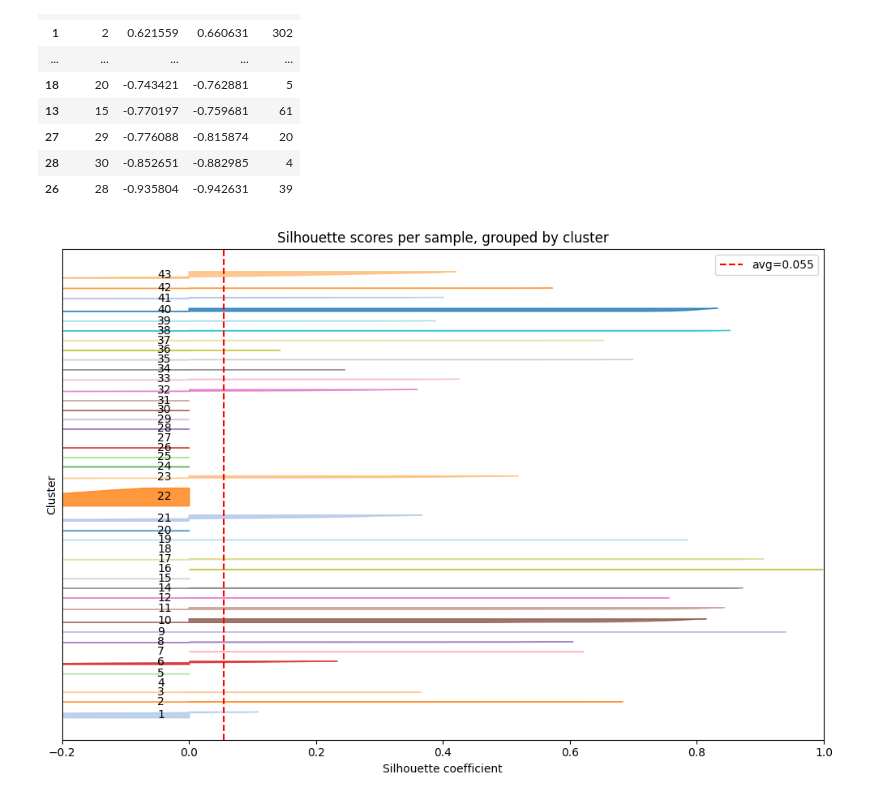
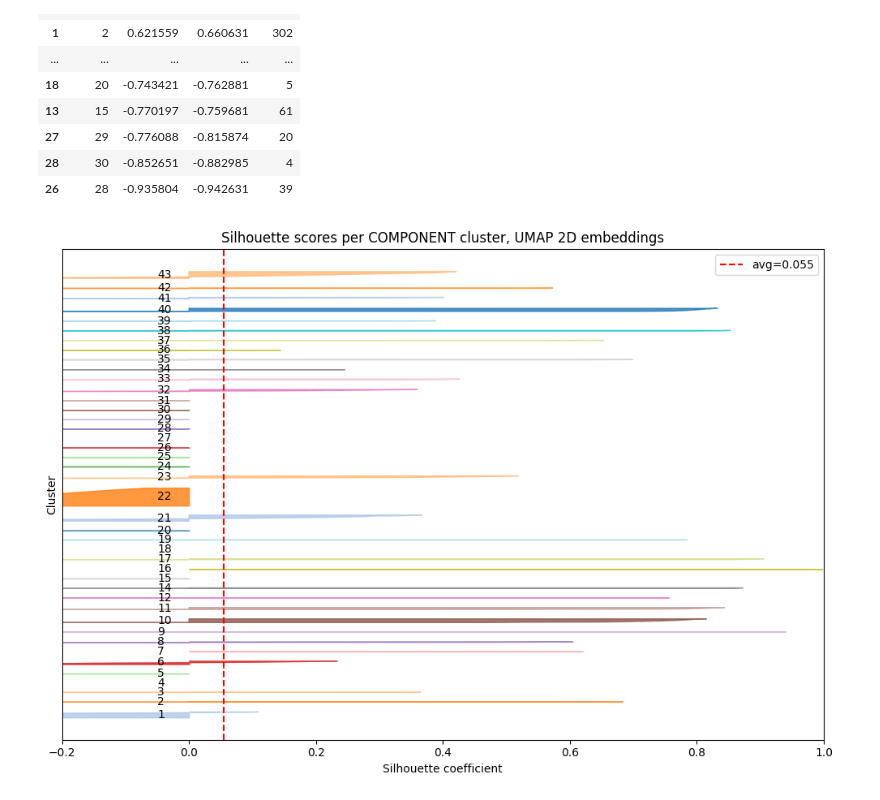
Before and after one commit to petadex/igem-toronto, a Jupyter notebook: resources/260324_issue51_clusterquantification/cluster_quantification.ipynb, the cells around one changed output. Cells and saved outputs as stored; diff of their text form; code cells hidden in the pictures.

```diff
--- a/resources/260324_issue51_clusterquantification/cluster_quantification.ipynb
+++ b/resources/260324_issue51_clusterquantification/cluster_quantification.ipynb
@@ -310,30 +306,30 @@ Overall silhouette: 0.0547
 # %%
 unique_clusters = np.unique(labels)
 
 fig, ax = plt.subplots(figsize=(10, 7))
 y_lower = 10
 for cluster in unique_clusters:
     vals = np.sort(sample_sil[labels == cluster])
     size = vals.shape[0]
     y_upper = y_lower + size
 
     color = plt.cm.tab20(hash(cluster) % 20)
     ax.fill_betweenx(
         np.arange(y_lower, y_upper),
         0, vals,
         facecolor=color, edgecolor=color, alpha=0.8
     )
     ax.text(-0.05, y_lower + 0.5 * size, str(cluster), va='center')
     y_lower = y_upper + 10000  # gap between clusters
 
 ax.axvline(x=silhouette_avg, color='red', linestyle='--', label=f'avg={silhouette_avg:.3f}')
-ax.set_title('Silhouette scores per sample, grouped by cluster')
+ax.set_title('Silhouette scores per COMPONENT cluster, UMAP 2D embeddings')
 ax.set_xlabel('Silhouette coefficient')
 ax.set_ylabel('Cluster')
 ax.set_yticks([])
 ax.set_xlim([-0.2, 1.0])
 ax.legend(loc='best')
 plt.tight_layout()
 plt.show()
 # %% [output]
-[figure, old version]
+[figure, new version]
```
Also changed, not shown: parts of 6 cells of this notebook, 5 other files.
